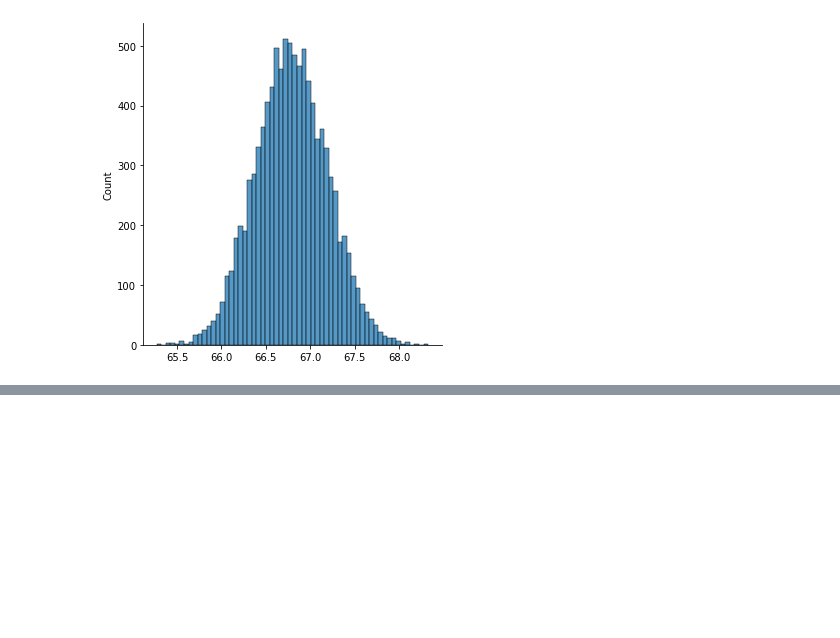
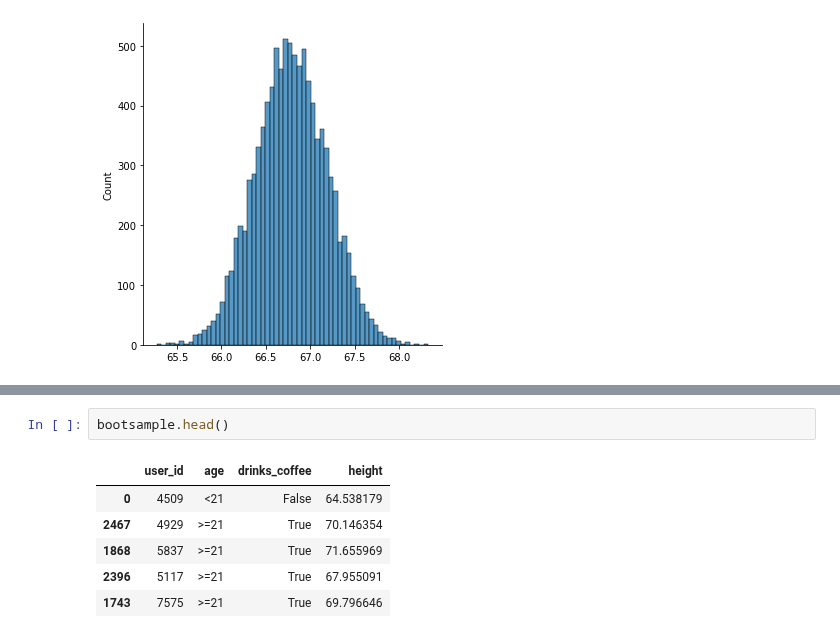
Before and after one commit to vpontello/DataScience_Nanodegree, a Jupyter notebook: 00_Extracurricular/02_Practical_Statistics/practical_statistics.ipynb, the cells around one changed output, grey strips where cells are left out. Drawn from its saved outputs; the diff is of its cells as text; blank space fills up the shorter version.

```diff
--- a/00_Extracurricular/02_Practical_Statistics/practical_statistics.ipynb
+++ b/00_Extracurricular/02_Practical_Statistics/practical_statistics.ipynb
@@ -1146,0 +1174,9 @@ max_val: 67.58128445933419
+# %%
+bootsample.head()
+# %% [output]
+|  | user_id | age | drinks_coffee | height |
+| 0 | 4509 | <21 | False | 64.538179 |
+| 2467 | 4929 | >=21 | True | 70.146354 |
+| 1868 | 5837 | >=21 | True | 71.655969 |
+| 2396 | 5117 | >=21 | True | 67.955091 |
+| 1743 | 7575 | >=21 | True | 69.796646 |
```
Also changed, not shown: parts of 11 cells of this notebook.
